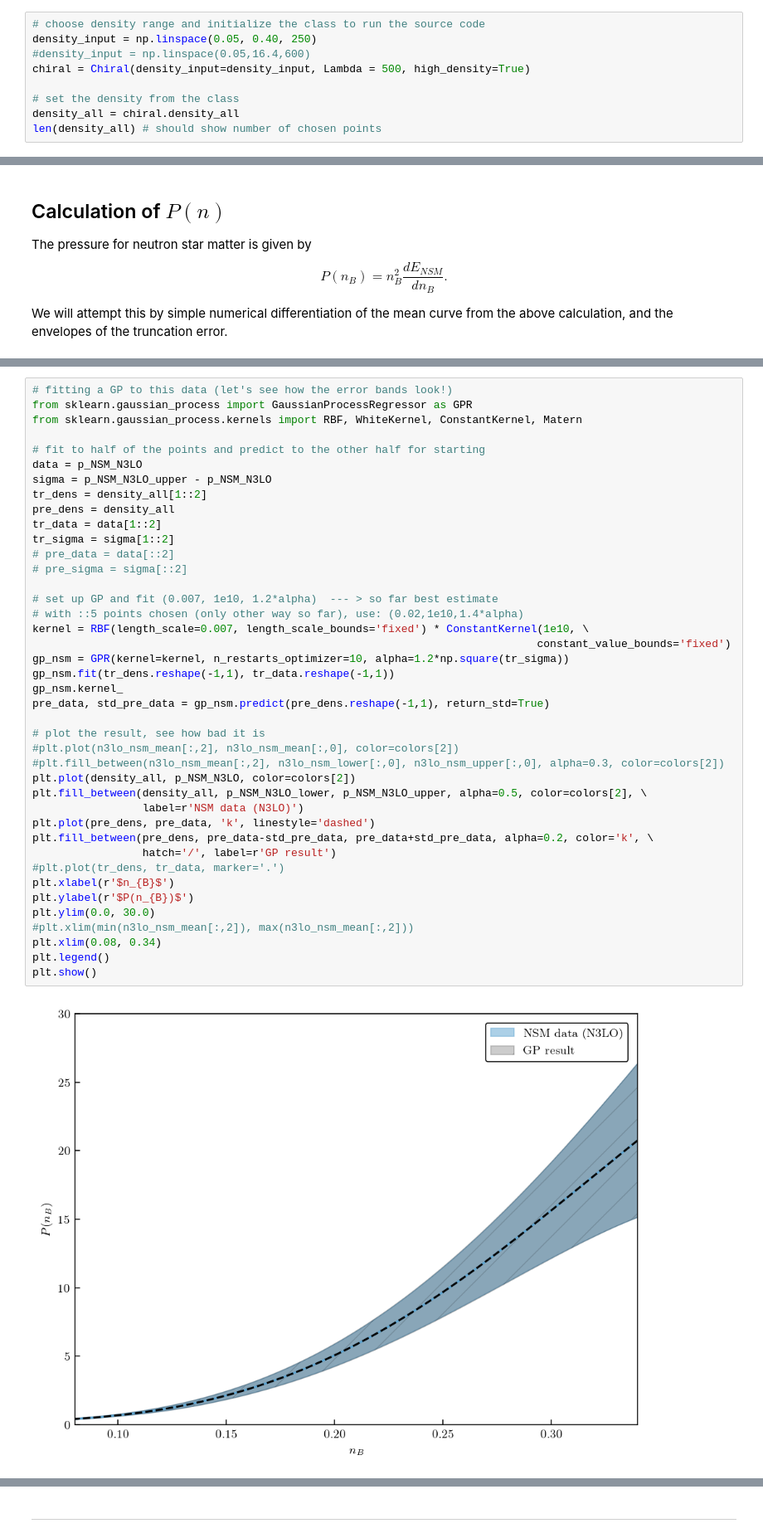
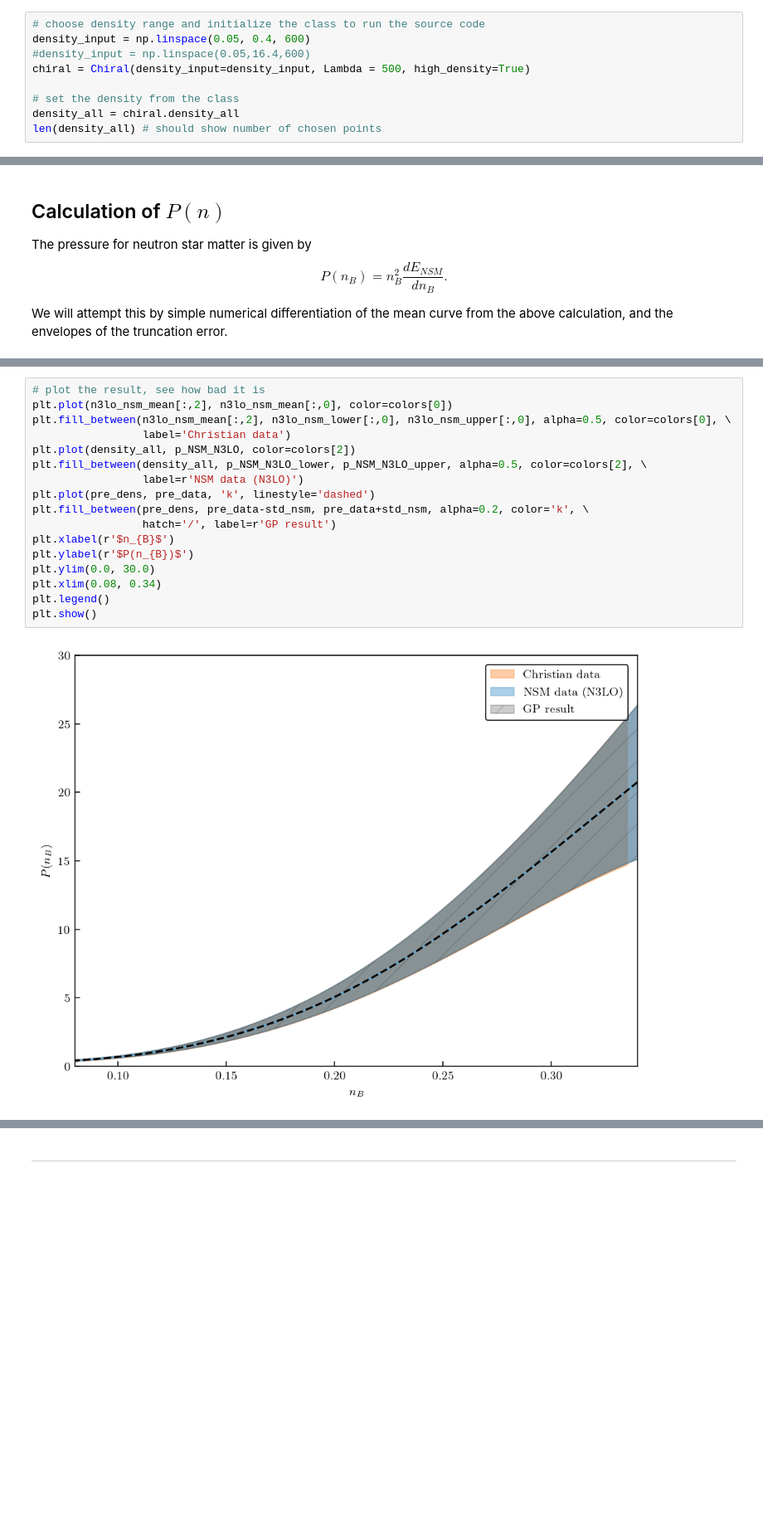
Before and after one commit to asemposki/neutron-rich-bmm, a Jupyter notebook: notebooks/NSM_EOS_ChEFT.ipynb, the cells around one changed output, grey strips where cells are left out. Shown at 83% size. Drawn from its saved outputs; the diff is of its cells as text; blank space fills up the shorter version.

```diff
--- a/notebooks/NSM_EOS_ChEFT.ipynb
+++ b/notebooks/NSM_EOS_ChEFT.ipynb
@@ -301,7 +302,7 @@ Choices to make here:
 The calculated nuclear matter data for input is in the `data` directory in csv files.
 # %%
 # choose density range and initialize the class to run the source code
-density_input = np.linspace(0.05, 0.40, 250)
+density_input = np.linspace(0.05, 0.4, 600)
 #density_input = np.linspace(0.05,16.4,600)
 chiral = Chiral(density_input=density_input, Lambda = 500, high_density=True)
 
@@ -891,43 +1177,19 @@ plt.show()
 # %%
-# fitting a GP to this data (let's see how the error bands look!)
-from sklearn.gaussian_process import GaussianProcessRegressor as GPR
-from sklearn.gaussian_process.kernels import RBF, WhiteKernel, ConstantKernel, Matern
-
-# fit to half of the points and predict to the other half for starting
-data = p_NSM_N3LO
-sigma = p_NSM_N3LO_upper - p_NSM_N3LO
-tr_dens = density_all[1::2]
-pre_dens = density_all
-tr_data = data[1::2]
-tr_sigma = sigma[1::2]
-# pre_data = data[::2]
-# pre_sigma = sigma[::2]
-
-# set up GP and fit (0.007, 1e10, 1.2*alpha)  --- > so far best estimate
-# with ::5 points chosen (only other way so far), use: (0.02,1e10,1.4*alpha)
-kernel = RBF(length_scale=0.007, length_scale_bounds='fixed') * ConstantKernel(1e10, \
-                                                                              constant_value_bounds='fixed')
-gp_nsm = GPR(kernel=kernel, n_restarts_optimizer=10, alpha=1.2*np.square(tr_sigma))
-gp_nsm.fit(tr_dens.reshape(-1,1), tr_data.reshape(-1,1))
-gp_nsm.kernel_
-pre_data, std_pre_data = gp_nsm.predict(pre_dens.reshape(-1,1), return_std=True)
-
 # plot the result, see how bad it is
-#plt.plot(n3lo_nsm_mean[:,2], n3lo_nsm_mean[:,0], color=colors[2])
-#plt.fill_between(n3lo_nsm_mean[:,2], n3lo_nsm_lower[:,0], n3lo_nsm_upper[:,0], alpha=0.3, color=colors[2])
+plt.plot(n3lo_nsm_mean[:,2], n3lo_nsm_mean[:,0], color=colors[0])
+plt.fill_between(n3lo_nsm_mean[:,2], n3lo_nsm_lower[:,0], n3lo_nsm_upper[:,0], alpha=0.5, color=colors[0], \
+                 label='Christian data')
 plt.plot(density_all, p_NSM_N3LO, color=colors[2])
 plt.fill_between(density_all, p_NSM_N3LO_lower, p_NSM_N3LO_upper, alpha=0.5, color=colors[2], \
                  label=r'NSM data (N3LO)')
 plt.plot(pre_dens, pre_data, 'k', linestyle='dashed')
-plt.fill_between(pre_dens, pre_data-std_pre_data, pre_data+std_pre_data, alpha=0.2, color='k', \
+plt.fill_between(pre_dens, pre_data-std_nsm, pre_data+std_nsm, alpha=0.2, color='k', \
                  hatch='/', label=r'GP result')
-#plt.plot(tr_dens, tr_data, marker='.')
 plt.xlabel(r'$n_{B}$')
 plt.ylabel(r'$P(n_{B})$')
 plt.ylim(0.0, 30.0)
-#plt.xlim(min(n3lo_nsm_mean[:,2]), max(n3lo_nsm_mean[:,2]))
 plt.xlim(0.08, 0.34)
 plt.legend()
 plt.show()
 # %% [output]
-[figure, old version]
+[figure, new version]
```
Also changed, not shown: parts of 49 cells of this notebook, 18 other files.
